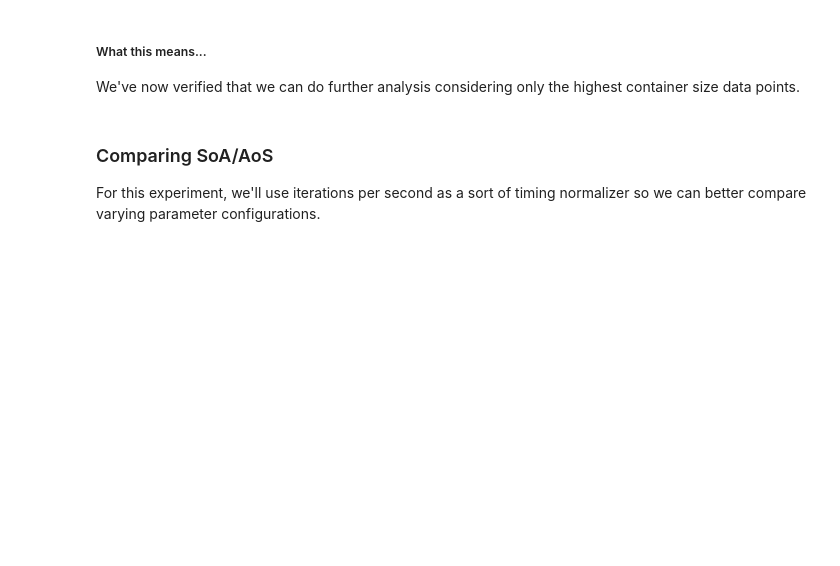
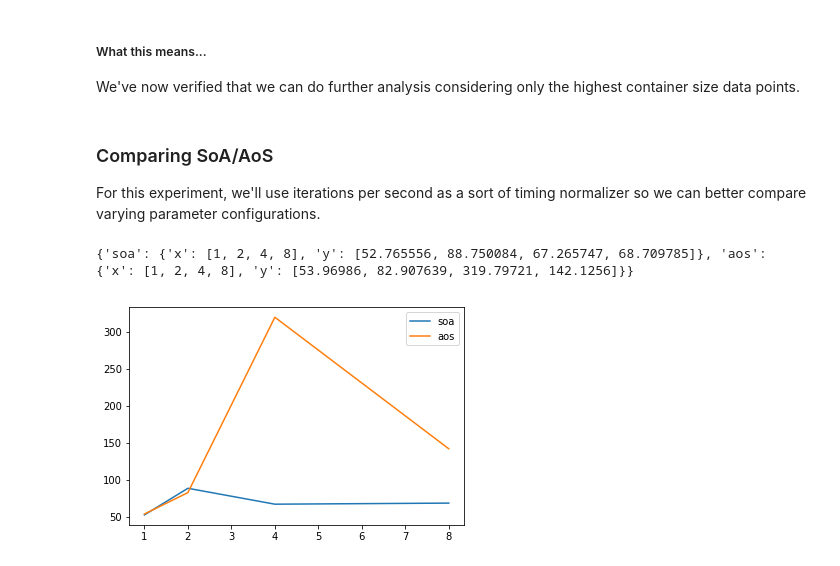
Before and after one commit to gress2/unpack-analysis-2, a Jupyter notebook: Analysis 2.ipynb, the cells around one changed output. Saved outputs shown, nothing was run; the diff lists cells and outputs as text; code cells hidden in the pictures; blank space fills up the shorter version.

```diff
--- a/Analysis 2.ipynb
+++ b/Analysis 2.ipynb
@@ -20,11 +20,11 @@ filter_dict = {
 # %% [markdown]
 Before we actually filter the dataset, we can take a look at the type of data which will be returned.
 # %%
-import df_plot
+import df_plot as D
 import pprint
 pp = pprint.PrettyPrinter(indent=2)
-unique = df_plot.unique_set(df)
-pp.pprint(df_plot.get_selection_type(unique, filter_dict))
+unique = D.unique_set(df)
+pp.pprint(D.get_selection_type(unique, filter_dict))
 # %% [output]
 Querying with this filter will yield data with these dimensions unspecified:
 
@@ -111,15 +111,21 @@ For this experiment, we'll use iterations per second as a sort of timing normali
 # %%
 # need this to get the experiment's filter set
 must_haves = {
     'container_size': 1048576,
     'access_pattern': 'single',
     'complexity': 'simple',
     'column': 'nocolumn',
-    'iterations': 1024
+    'iterations': 32768
 }
 let_vary = ['orientation']
-filter_dicts = df_plot.experiment_filter_dicts(unique, must_haves, let_vary)
-allowed_types = df_plot.make_tuple_types('double', [1,2,4,8])
-filter_dicts = df_plot.constrain_types(filter_dicts, allowed_types)
-selection = df_plot.multi_filter_df(filter_dicts, df)
-multi_xy = df_plot.multi_xy(selection, 'type', 'timing', 'orientation')
+filter_dicts = D.experiment_filter_dicts(unique, must_haves, let_vary)
+allowed_types = D.make_tuple_types('int', [1,2,4,8])
+filter_dicts = D.constrain_types(filter_dicts, allowed_types)
+selection = D.multi_filter_df(filter_dicts, df)
+selection = D.numeric_types(selection)
+multi_xy = D.multi_xy(selection, 'type', 'timing', 'orientation', sortx=True)
+print(multi_xy)
+D.multi_line_plot(multi_xy)
+# %% [output]
+{'soa': {'x': [1, 2, 4, 8], 'y': [52.765556, 88.750084, 67.265747, 68.709785]}, 'aos': {'x': [1, 2, 4, 8], 'y': [53.96986, 82.907639, 319.79721, 142.1256]}}
+[figure, added]
```
Also changed, not shown: parts of 2 cells of this notebook, 1 other file.
